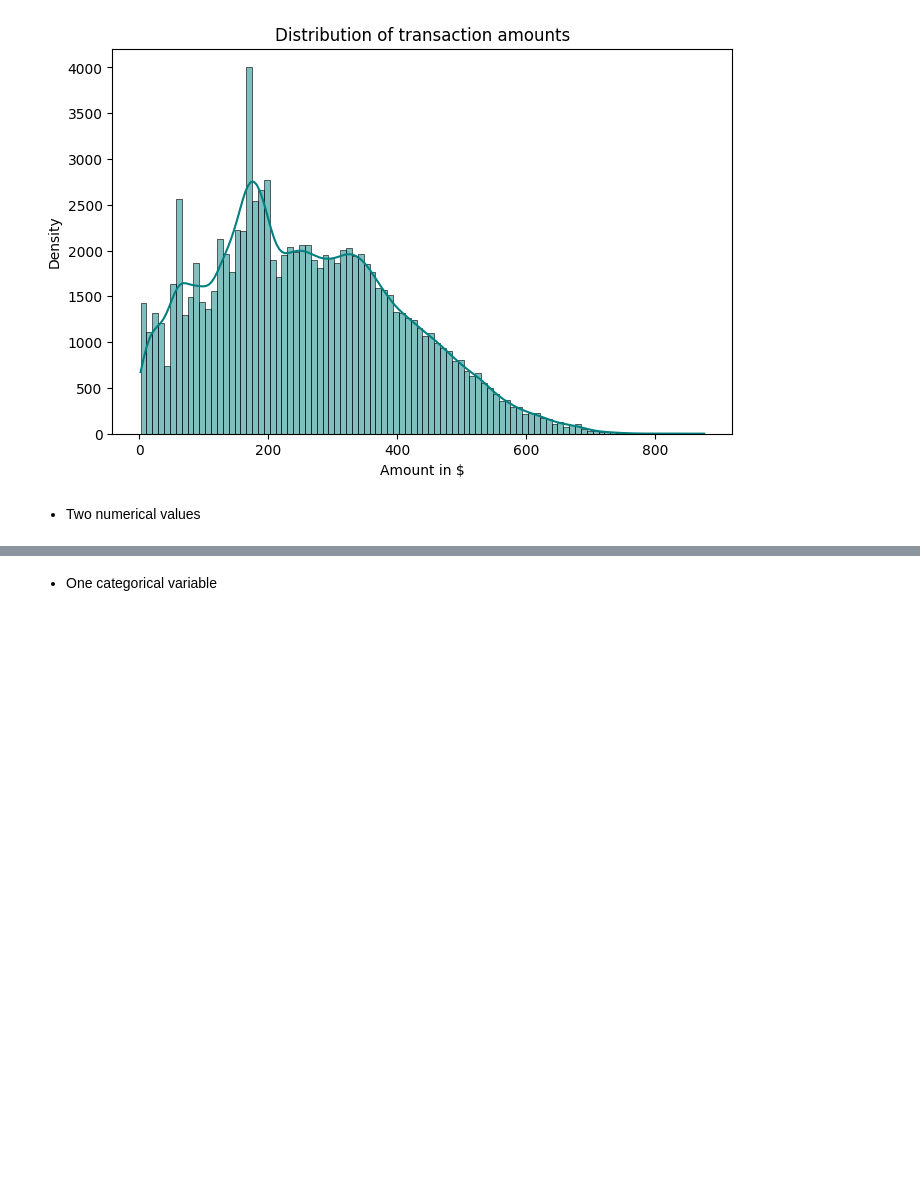
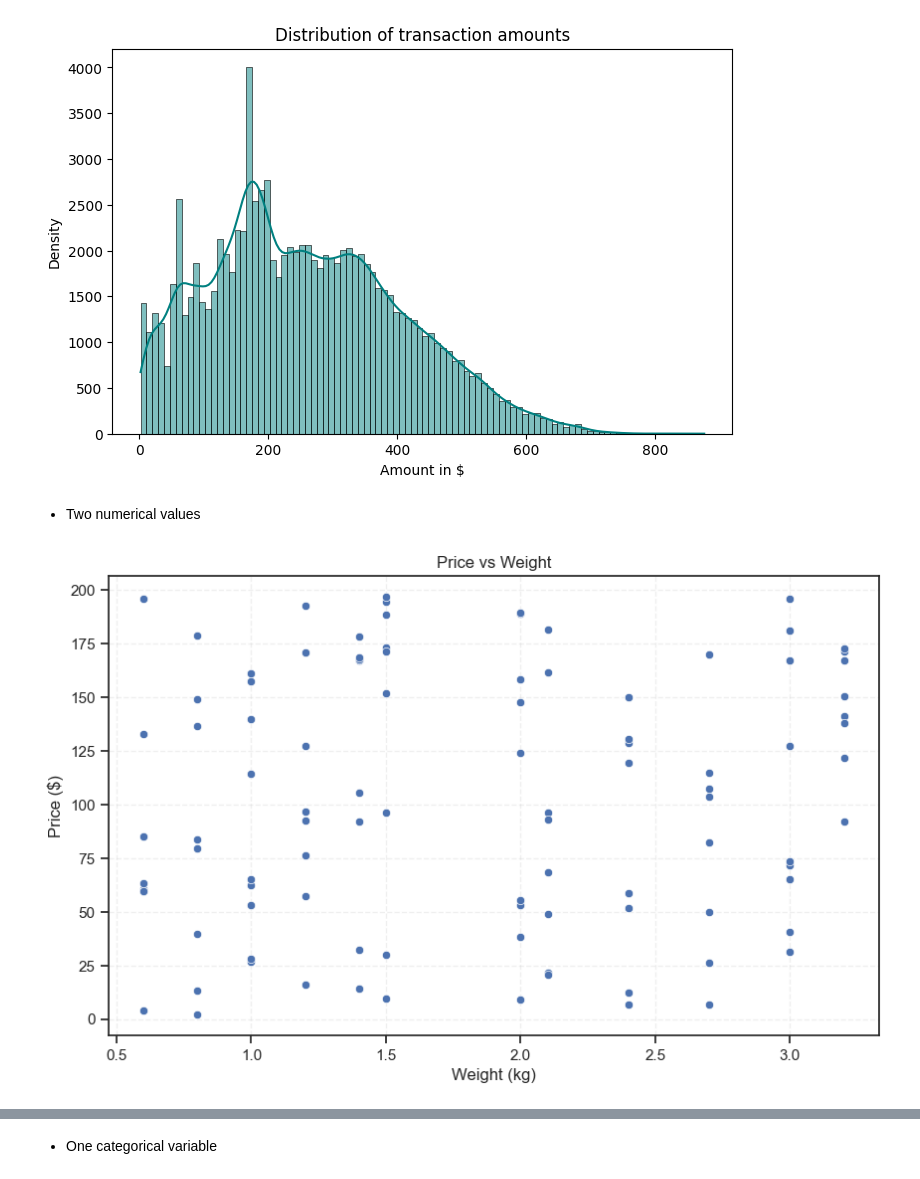
Before and after one commit to flordis/IT-Academy, a Jupyter notebook: sprint11/sprint11.ipynb, the cells around one changed output, grey strips where cells are left out. Saved outputs shown, nothing was run; the diff lists cells and outputs as text; code cells hidden in the pictures; blank space fills up the shorter version.

```diff
--- a/sprint11/sprint11.ipynb
+++ b/sprint11/sprint11.ipynb
@@ -106,3 +107,17 @@ plt.show()
 [figure]
 # %% [markdown]
 - Two numerical values
+# %%
+# Comparing products price and weight to see whether they're correlated or not
+# products.dtypes
+# products['price'] = products['price'].str.replace('$', '').astype(float)
+
+plt.figure(figsize=(10, 6))
+sns.scatterplot(data=products, x='weight', y='price')
+plt.xlabel('Weight (kg)')
+plt.ylabel('Price ($)')
+plt.grid(True, alpha=0.3, linestyle='--')
+plt.title('Price vs Weight')
+plt.show()
+# %% [output]
+[figure, added]
```
Also changed, not shown: parts of 10 cells of this notebook.
